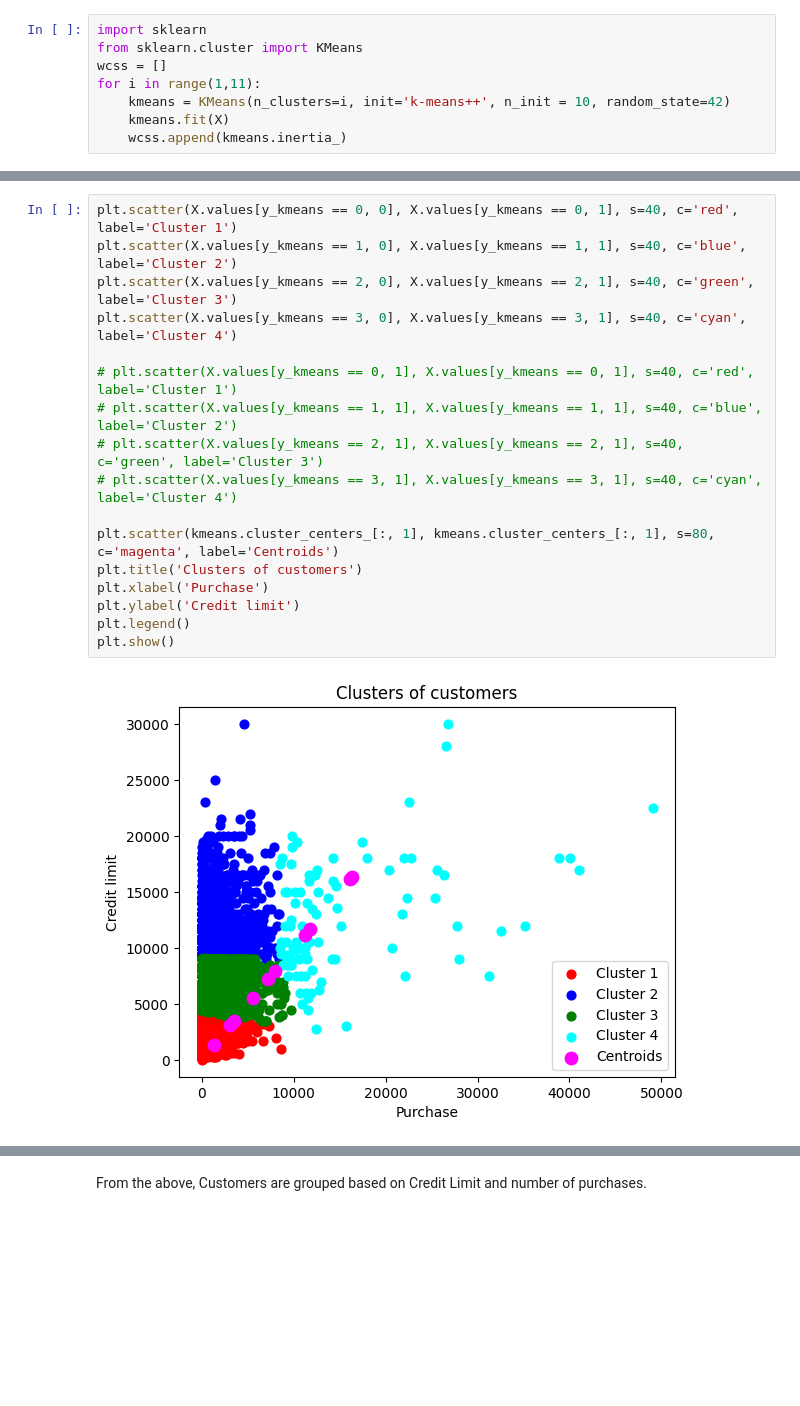
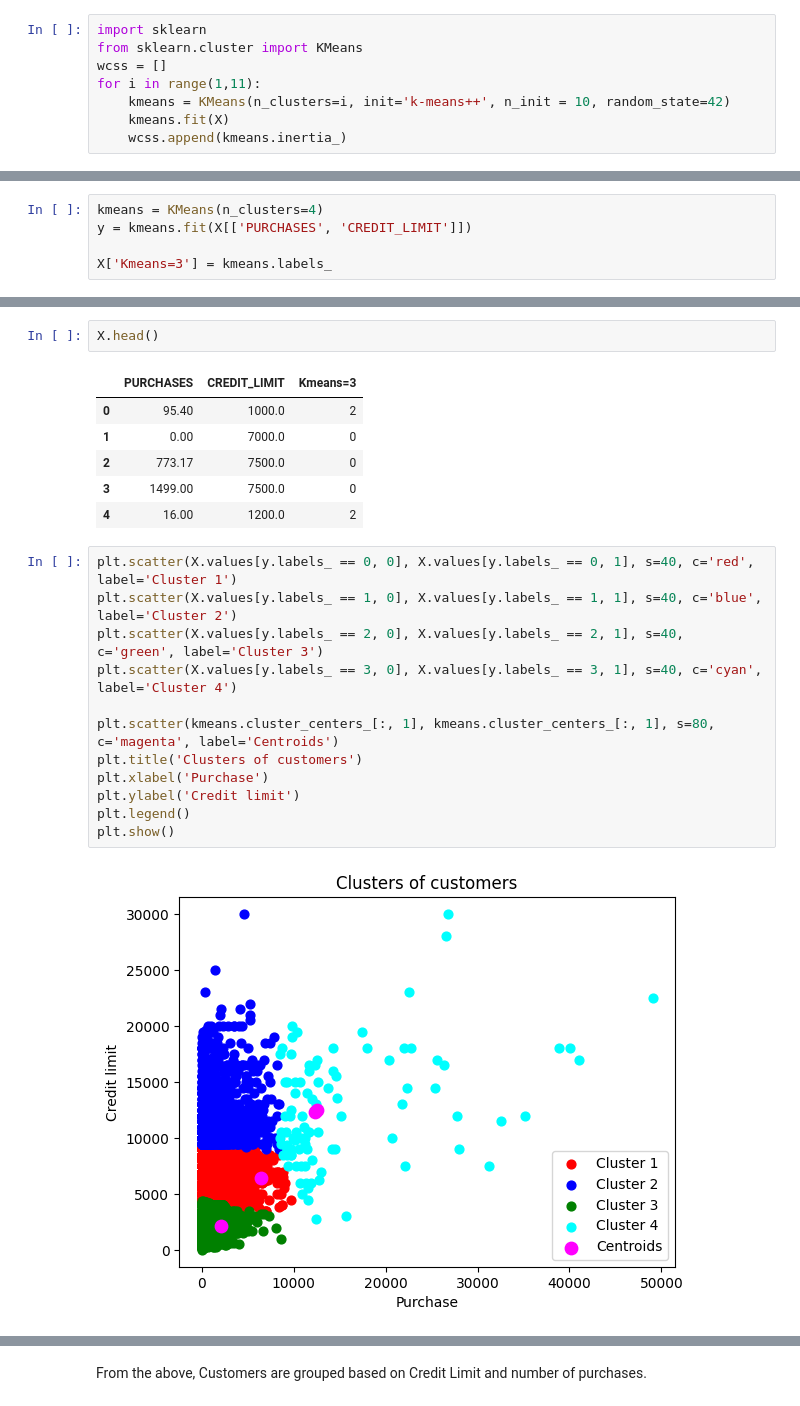
Before and after one commit to BenJoshMudi/GOMYCODE.BEN, a Jupyter notebook: Hierachical_and_Kmeans_Checkpoint.ipynb, the cells around one changed output, grey strips where cells are left out. Drawn from its saved outputs; the diff is of its cells as text; blank space fills up the shorter version.

```diff
--- a/Hierachical_and_Kmeans_Checkpoint.ipynb
+++ b/Hierachical_and_Kmeans_Checkpoint.ipynb
@@ -150,0 +166,5 @@ y_kmeans = kmeansmodel.fit_predict(X)
+# %%
+kmeans = KMeans(n_clusters=4)
+y = kmeans.fit(X[['PURCHASES', 'CREDIT_LIMIT']])
+
+X['Kmeans=3'] = kmeans.labels_
@@ -151,19 +177,23 @@ y_kmeans = kmeansmodel.fit_predict(X)
+# %%
+X.head()
+# %% [output]
+|  | PURCHASES | CREDIT_LIMIT | Kmeans=3 |
+| 0 | 95.40 | 1000.0 | 2 |
+| 1 | 0.00 | 7000.0 | 0 |
+| 2 | 773.17 | 7500.0 | 0 |
+| 3 | 1499.00 | 7500.0 | 0 |
+| 4 | 16.00 | 1200.0 | 2 |
 # %%
-plt.scatter(X.values[y_kmeans == 0, 0], X.values[y_kmeans == 0, 1], s=40, c='red', label='Cluster 1')
-plt.scatter(X.values[y_kmeans == 1, 0], X.values[y_kmeans == 1, 1], s=40, c='blue', label='Cluster 2')
-plt.scatter(X.values[y_kmeans == 2, 0], X.values[y_kmeans == 2, 1], s=40, c='green', label='Cluster 3')
-plt.scatter(X.values[y_kmeans == 3, 0], X.values[y_kmeans == 3, 1], s=40, c='cyan', label='Cluster 4')
-
-# plt.scatter(X.values[y_kmeans == 0, 1], X.values[y_kmeans == 0, 1], s=40, c='red', label='Cluster 1')
-# plt.scatter(X.values[y_kmeans == 1, 1], X.values[y_kmeans == 1, 1], s=40, c='blue', label='Cluster 2')
-# plt.scatter(X.values[y_kmeans == 2, 1], X.values[y_kmeans == 2, 1], s=40, c='green', label='Cluster 3')
-# plt.scatter(X.values[y_kmeans == 3, 1], X.values[y_kmeans == 3, 1], s=40, c='cyan', label='Cluster 4')
+plt.scatter(X.values[y.labels_ == 0, 0], X.values[y.labels_ == 0, 1], s=40, c='red', label='Cluster 1')
+plt.scatter(X.values[y.labels_ == 1, 0], X.values[y.labels_ == 1, 1], s=40, c='blue', label='Cluster 2')
+plt.scatter(X.values[y.labels_ == 2, 0], X.values[y.labels_ == 2, 1], s=40, c='green', label='Cluster 3')
+plt.scatter(X.values[y.labels_ == 3, 0], X.values[y.labels_ == 3, 1], s=40, c='cyan', label='Cluster 4')
 
 plt.scatter(kmeans.cluster_centers_[:, 1], kmeans.cluster_centers_[:, 1], s=80, c='magenta', label='Centroids')
 plt.title('Clusters of customers')
 plt.xlabel('Purchase')
 plt.ylabel('Credit limit')
 plt.legend()
 plt.show()
 # %% [output]
-[figure, old version]
+[figure, new version]
```
Also changed, not shown: parts of 7 cells of this notebook.
